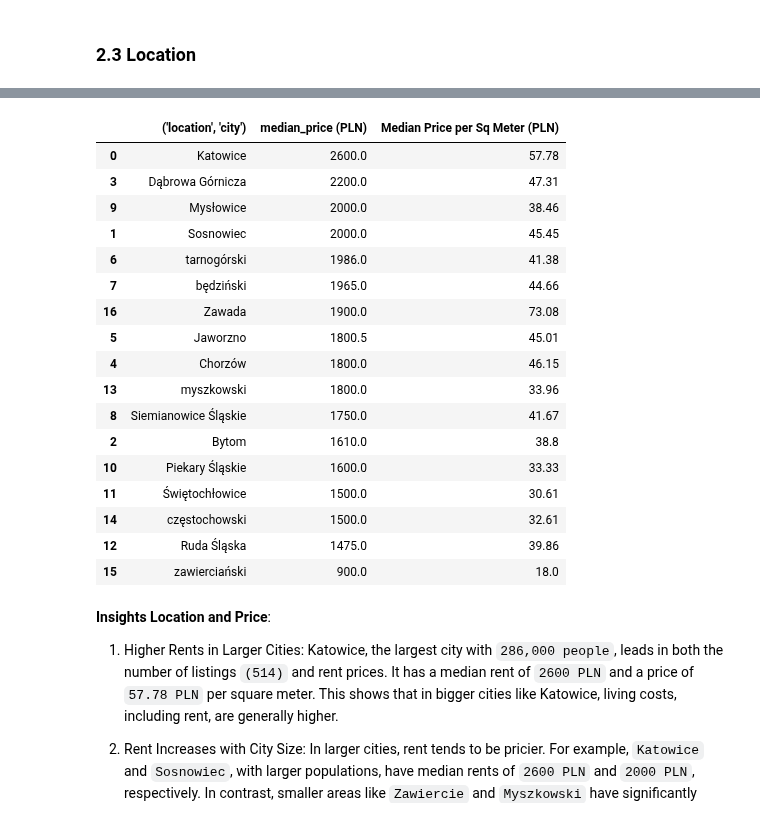
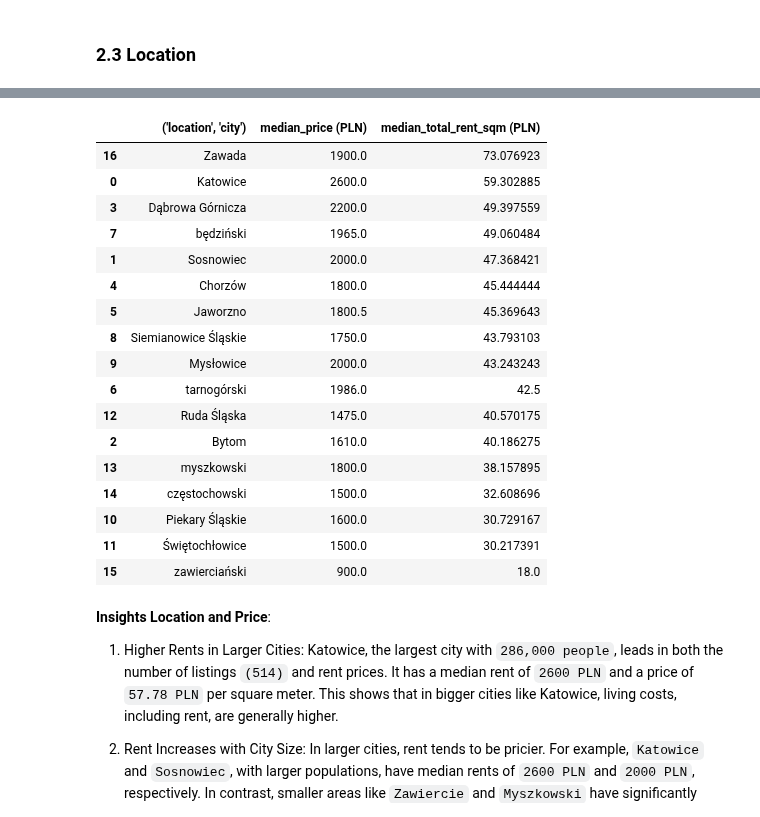
Before and after one commit to Luk-kar/Home-Market-Harvester, a Jupyter notebook: notebooks/003_EDA.ipynb, the cells around one changed output, grey strips where cells are left out. Saved outputs shown, nothing was run; the diff lists cells and outputs as text; code cells hidden in the pictures.

Commit message:
refactor total_rent_sqm

```diff
--- a/notebooks/003_EDA.ipynb
+++ b/notebooks/003_EDA.ipynb
@@ -853,7 +853,7 @@ def count_and_percentage_with_distance(df, column_name, city_coords, city_popula
     column_name = str(column_name)
     df_temp['median_price (PLN)'] = df[('pricing', 'total_rent')]
     df_temp['square_meters'] = df[('size', 'square_meters')]
-    df_temp['total_rent_sqm (PLN)'] = df[('pricing', 'total_rent_sqm')]
+    df_temp['median_total_rent_sqm (PLN)'] = df[('pricing', 'total_rent_sqm')]
 
     if column_name not in df_temp.columns:
         raise ValueError(f"Column '{column_name}' not found in DataFrame.")
@@ -875,7 +875,7 @@ def count_and_percentage_with_distance(df, column_name, city_coords, city_popula
     grouped = df_temp.groupby(column_name)
     median_rent = grouped['median_price (PLN)'].median()
     median_sqm = grouped['square_meters'].median()
-    median_sqm_rent = grouped['total_rent_sqm (PLN)'].median()
+    median_sqm_rent = grouped['median_total_rent_sqm (PLN)'].median()
 
     result = result.join(median_rent, on=column_name)
     result = result.join(median_sqm, on=column_name)
@@ -961,25 +961,25 @@ locations_summary
 | 15 | zawierciański | 1 | 0.090416 | 900.0 | 50.0 | 18.0 | ... |
 | 16 | Zawada | 1 | 0.090416 | 1900.0 | 26.0 | 73.076923 | ... |
 # %%
-locations_summary[["('location', 'city')", "median_price (PLN)", "Median Price per Sq Meter (PLN)"]].sort_values(by="median_price (PLN)", ascending=False)
+locations_summary[["('location', 'city')", "median_price (PLN)", "median_total_rent_sqm (PLN)"]].sort_values(by="median_total_rent_sqm (PLN)", ascending=False)
 # %% [output]
-|  | ('location', 'city') | median_price (PLN) | Median Price per Sq Meter (PLN) |
-| 0 | Katowice | 2600.0 | 57.78 |
-| 3 | Dąbrowa Górnicza | 2200.0 | 47.31 |
-| 9 | Mysłowice | 2000.0 | 38.46 |
-| 1 | Sosnowiec | 2000.0 | 45.45 |
-| 6 | tarnogórski | 1986.0 | 41.38 |
-| 7 | będziński | 1965.0 | 44.66 |
-| 16 | Zawada | 1900.0 | 73.08 |
-| 5 | Jaworzno | 1800.5 | 45.01 |
-| 4 | Chorzów | 1800.0 | 46.15 |
-| 13 | myszkowski | 1800.0 | 33.96 |
-| 8 | Siemianowice Śląskie | 1750.0 | 41.67 |
-| 2 | Bytom | 1610.0 | 38.8 |
-| 10 | Piekary Śląskie | 1600.0 | 33.33 |
-| 11 | Świętochłowice | 1500.0 | 30.61 |
-| 14 | częstochowski | 1500.0 | 32.61 |
-| 12 | Ruda Śląska | 1475.0 | 39.86 |
+|  | ('location', 'city') | median_price (PLN) | median_total_rent_sqm (PLN) |
+| 16 | Zawada | 1900.0 | 73.076923 |
+| 0 | Katowice | 2600.0 | 59.302885 |
+| 3 | Dąbrowa Górnicza | 2200.0 | 49.397559 |
+| 7 | będziński | 1965.0 | 49.060484 |
+| 1 | Sosnowiec | 2000.0 | 47.368421 |
+| 4 | Chorzów | 1800.0 | 45.444444 |
+| 5 | Jaworzno | 1800.5 | 45.369643 |
+| 8 | Siemianowice Śląskie | 1750.0 | 43.793103 |
+| 9 | Mysłowice | 2000.0 | 43.243243 |
+| 6 | tarnogórski | 1986.0 | 42.5 |
+| 12 | Ruda Śląska | 1475.0 | 40.570175 |
+| 2 | Bytom | 1610.0 | 40.186275 |
+| 13 | myszkowski | 1800.0 | 38.157895 |
+| 14 | częstochowski | 1500.0 | 32.608696 |
+| 10 | Piekary Śląskie | 1600.0 | 30.729167 |
+| 11 | Świętochłowice | 1500.0 | 30.217391 |
 | 15 | zawierciański | 900.0 | 18.0 |
 # %% [markdown]
 **Insights Location and Price**:
```
Also changed, not shown: parts of 1 cell of this notebook.
